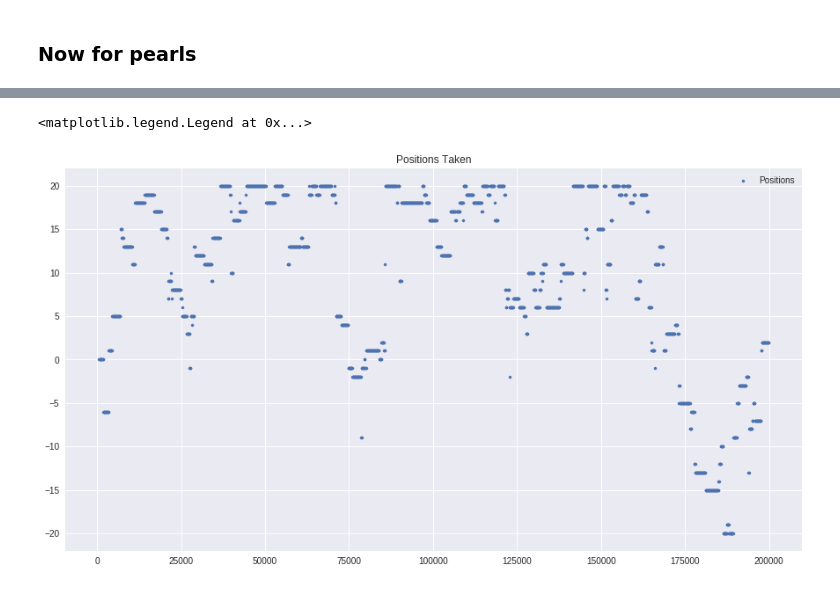
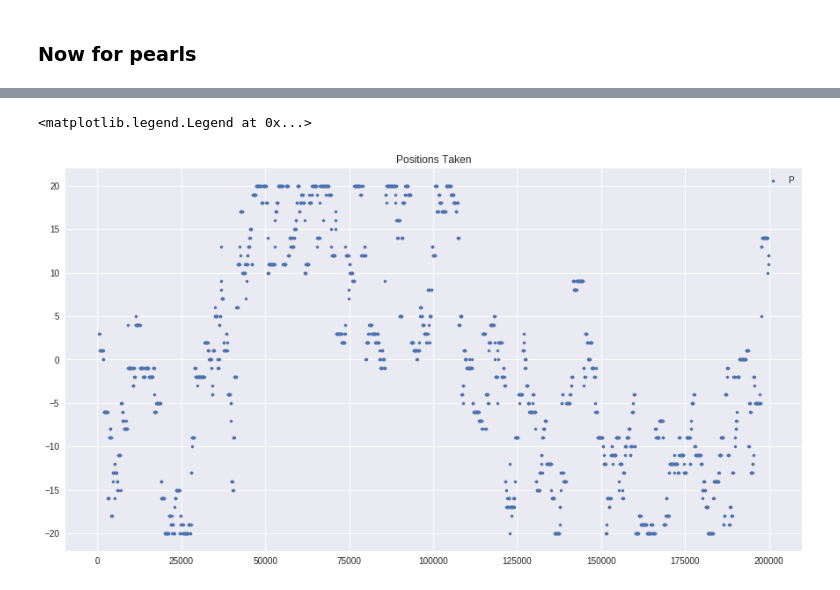
Before and after one commit to IMC-Croissant/AlgoTrading, a Jupyter notebook: Coding/notebooks/bollingers_and_position_analysis.ipynb, the cells around one changed output, grey strips where cells are left out. Saved outputs shown, nothing was run; the diff lists cells and outputs as text; code cells hidden in the pictures.

```diff
--- a/Coding/notebooks/bollingers_and_position_analysis.ipynb
+++ b/Coding/notebooks/bollingers_and_position_analysis.ipynb
@@ -50,7 +50,7 @@ positions = {
 }
 position_well_defined = False
 position_taken = False
-with open('test_data/e5bd6481-6804-4177-ab89-77290e04517c.log', 'r') as logfile:
+with open('test_data/f7ec8b80-9015-46cc-99d2-47efe80847ef.log', 'r') as logfile:
     for line in logfile.readlines():
         if 'state.own_trades' in line and position_well_defined:
             splitted_str = line.split("state.own_trades")
@@ -87,9 +87,9 @@ with open('test_data/e5bd6481-6804-4177-ab89-77290e04517c.log', 'r') as logfile:
                 positions["BANANAS"].append(float(values[0]))
                 positions["PEARLS"].append(float(values[1]))
 
+logfile.close()
 # pop the latest ones
 positions["PEARLS"].pop(-1)
 positions["BANANAS"].pop(-1)
-logfile.close()
 
 df_positions = pd.DataFrame(positions)
@@ -158,8 +265,8 @@ plt.legend(['Mid-Price', 'SMA', 'Upper', 'Lower'])
 # %%
 plt.figure(figsize = (15,8))
 plt.scatter(df_positions['timestamp'], df_positions["PEARLS"], s=10)
 plt.title('Positions Taken')
-plt.legend(["Positions"])
+plt.legend("Positions", loc="best")
 # %% [output]
 <matplotlib.legend.Legend at 0x...>
-[figure, old version]
+[figure, new version]
```
Also changed, not shown: parts of 14 cells of this notebook, 2 other files.
